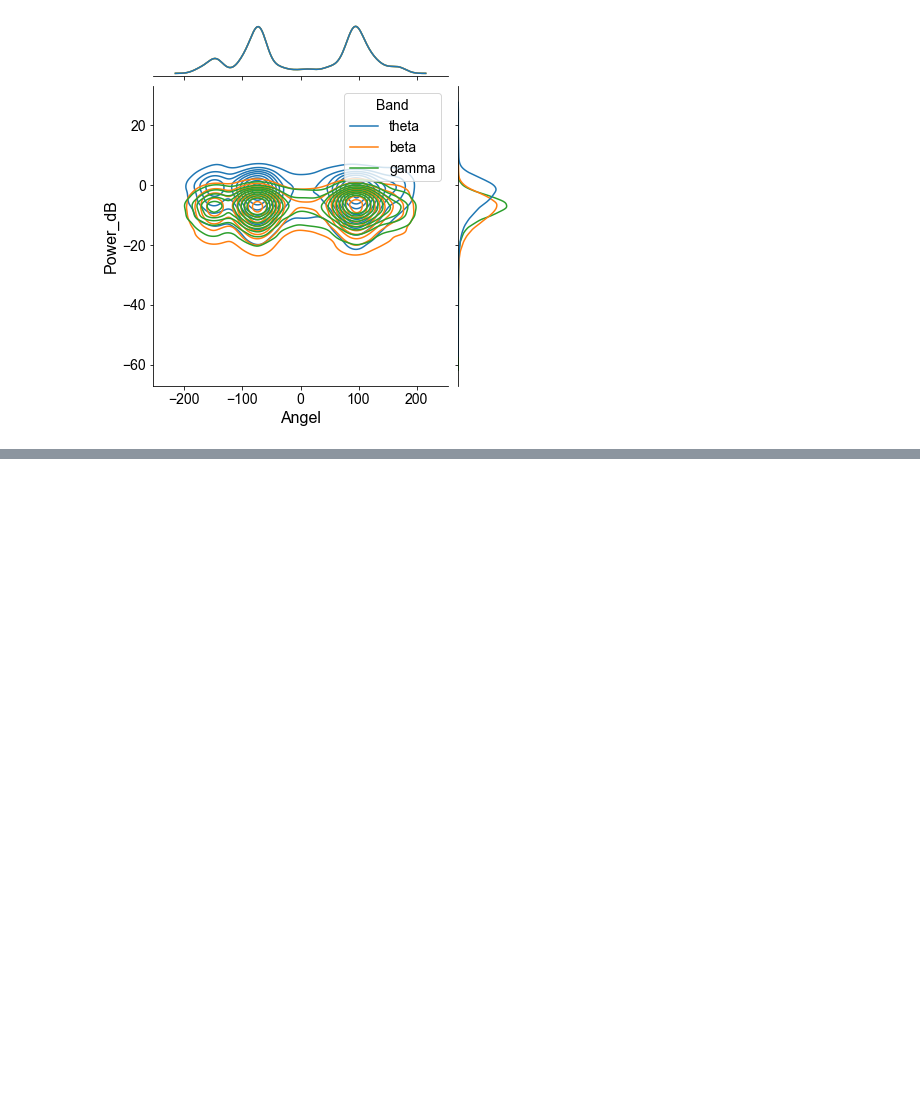
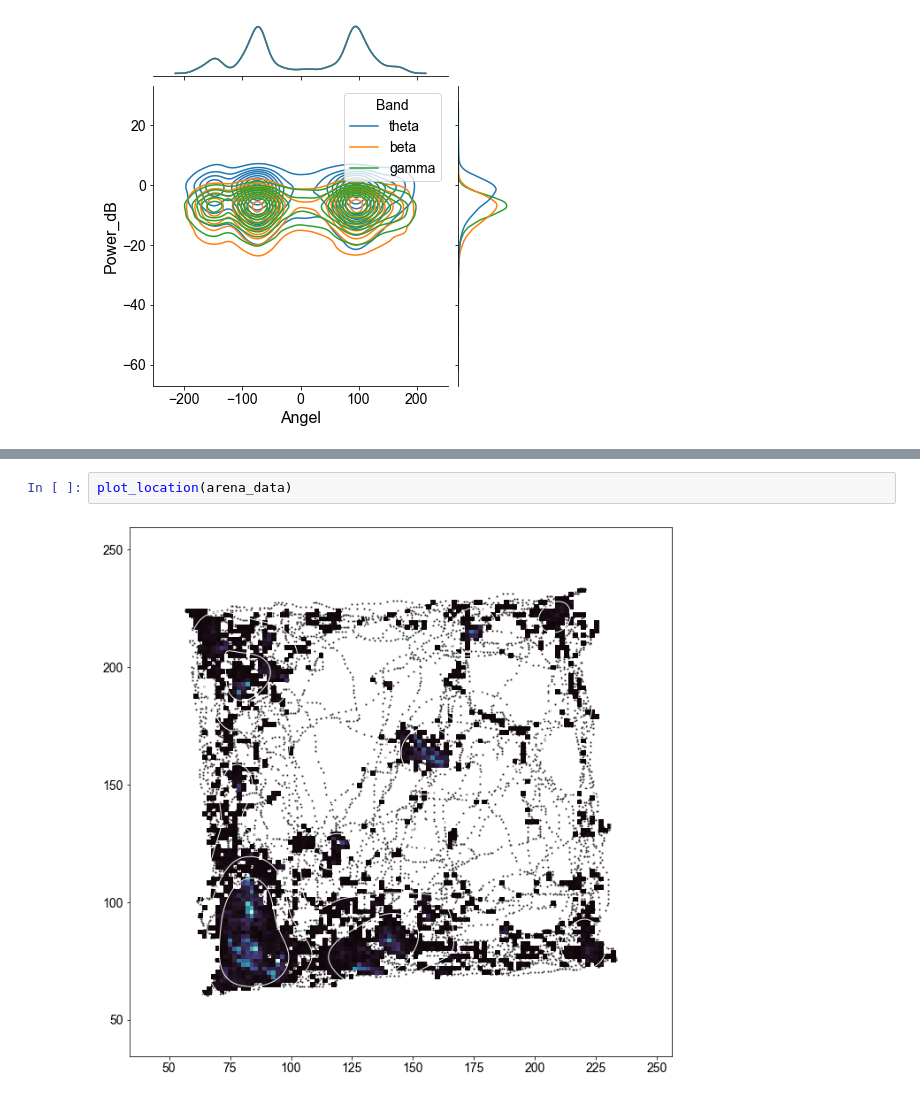
Before and after one commit to rezaie99/lfp_processing, a Jupyter notebook: notebook/preprocess_LFP_data.ipynb, the cells around one changed output, grey strips where cells are left out. Drawn from its saved outputs; the diff is of its cells as text; blank space fills up the shorter version.

```diff
--- a/notebook/preprocess_LFP_data.ipynb
+++ b/notebook/preprocess_LFP_data.ipynb
@@ -611,0 +673,4 @@ plot_compare_lfp_power_vs_loc(ezm_data)
+# %%
+plot_location(arena_data)
+# %% [output]
+[figure, added]
```
Also changed, not shown: parts of 5 cells of this notebook.
